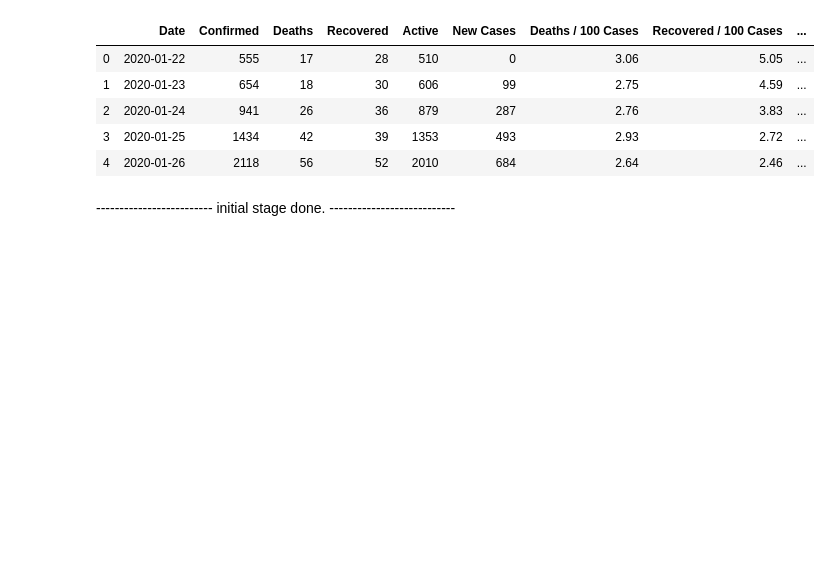
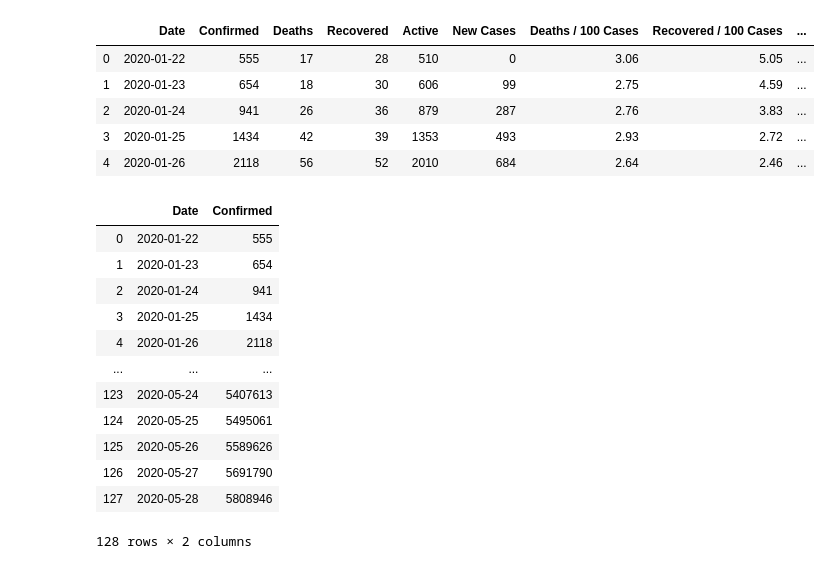
Before and after one commit to Madhav-Somanath/Covid19EDA, a Jupyter notebook: Covid-19-EDA.ipynb, the cells around one changed output. Cells and saved outputs as stored; diff of their text form; code cells hidden in the pictures; blank space fills up the shorter version.

```diff
--- a/Covid-19-EDA.ipynb
+++ b/Covid-19-EDA.ipynb
@@ -111,5 +111,20 @@ daywise.head()
 | 2 | 2020-01-24 | 941 | 26 | 36 | 879 | 287 | 2.76 | 3.83 | ... |
 | 3 | 2020-01-25 | 1434 | 42 | 39 | 1353 | 493 | 2.93 | 2.72 | ... |
 | 4 | 2020-01-26 | 2118 | 56 | 52 | 2010 | 684 | 2.64 | 2.46 | ... |
-# %% [markdown]
--------------------------  initial stage done.  ---------------------------
+# %%
+confirmed = df.groupby('Date').sum()['Confirmed'].reset_index()
+confirmed
+# %% [output]
+|  | Date | Confirmed |
+| 0 | 2020-01-22 | 555 |
+| 1 | 2020-01-23 | 654 |
+| 2 | 2020-01-24 | 941 |
+| 3 | 2020-01-25 | 1434 |
+| 4 | 2020-01-26 | 2118 |
+| ... | ... | ... |
+| 123 | 2020-05-24 | 5407613 |
+| 124 | 2020-05-25 | 5495061 |
+| 125 | 2020-05-26 | 5589626 |
+| 126 | 2020-05-27 | 5691790 |
+| 127 | 2020-05-28 | 5808946 |
+128 rows × 2 columns
```
Also changed, not shown: parts of 9 cells of this notebook.
